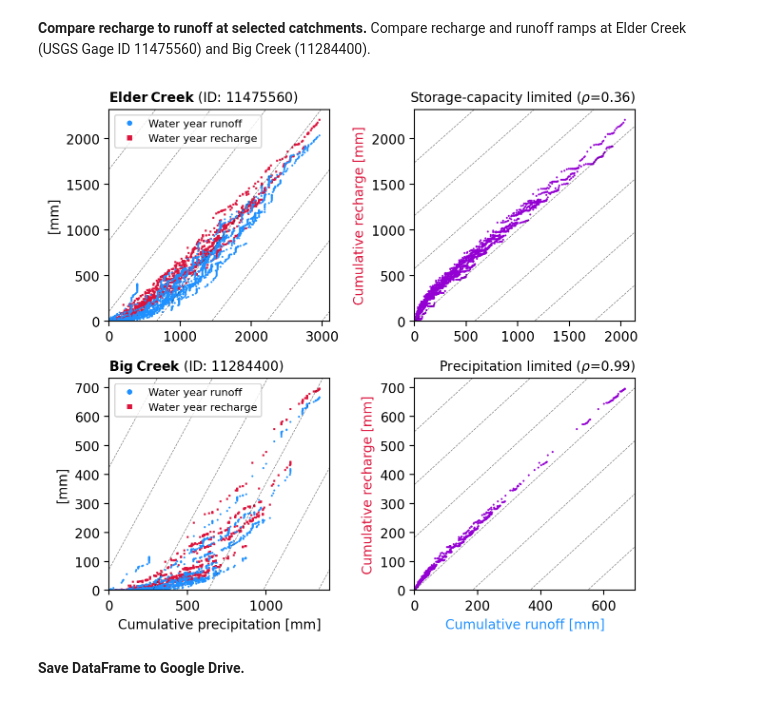
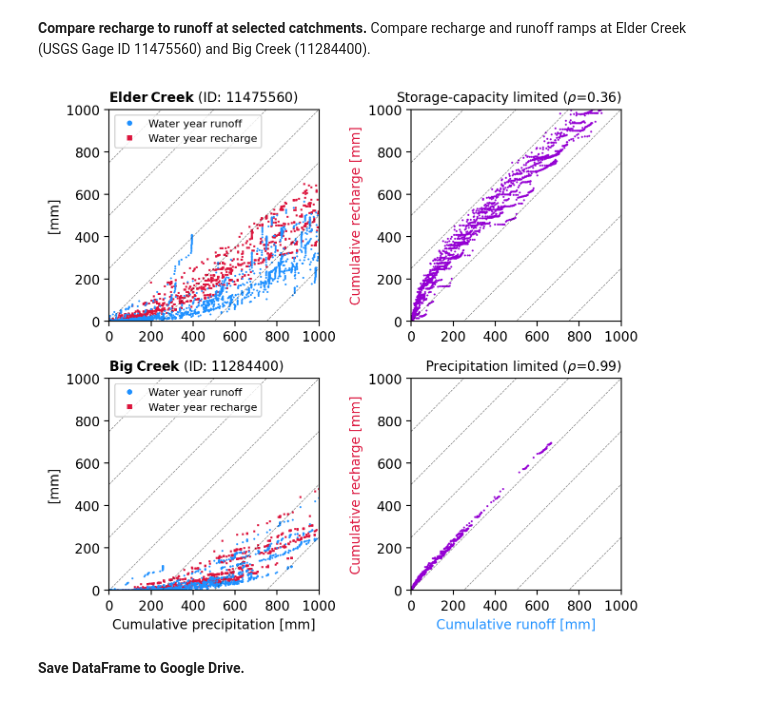
Before and after one commit to noah-beniteznelson/recharge_deficit, a Jupyter notebook: PART_I.ipynb, the cells around one changed output. Saved outputs shown, nothing was run; the diff lists cells and outputs as text; code cells hidden in the pictures.

```diff
--- a/PART_I.ipynb
+++ b/PART_I.ipynb
@@ -721,8 +715,8 @@ for ax,gage in zip([axs[0,0],axs[1,0]],gages):
     df_winter.cumsum().plot(x='ppt', y='rt', color='crimson', style='s', legend=False, markersize=0.5, ax=ax, zorder=-1)
     df_winter.cumsum().plot(x='ppt', y='q', color='dodgerblue', style='o', legend=False, markersize=0.5, ax=ax, zorder=0)
   # 1:1 lines
-  ymin, ymax = ax.get_ylim()
-  xmin, xmax = ax.get_xlim()
+  ymax = 1000
+  xmax = 1000
   cepts = np.arange(-10*ymax,ymax,max([xmax/4,ymax/4]))
   for cept in cepts[:-1]:
     ax.plot([0,ymax - cept],[cept,ymax],c='k',ls='--',alpha=0.5,lw=0.5)
@@ -734,36 +728,36 @@ for ax,gage in zip([axs[0,0],axs[1,0]],gages):
   ax.legend(handles=[discharge_marker,recharge_marker], loc='upper left', fontsize=8)
   ax.set(xlabel='Cumulative precipitation [mm]', ylabel='[mm]', xlim=[0,xmax], ylim=[0,ymax])
 
 # Plot recharge v.s. runoff
 for ax,gage in zip([axs[0,1],axs[1,1]],gages):
   for wy in set(gage.wateryear.to_list()):
     df_winter = gage.loc['%s-11-01'%str(wy-1):'%s-04-01'%str(wy)]
     df_winter.cumsum().plot(x='q', y='rt', color='darkviolet', style='o', legend=False, markersize=0.5, ax=ax, zorder=-1)
   # 1:1 lines
-  ymin, ymax = ax.get_ylim()
-  xmin, xmax = ax.get_xlim()
+  ymax = 1000
+  xmax = 1000
   cepts = np.arange(-10*ymax,ymax,max([xmax/4,ymax/4]))
   for cept in cepts[:-1]:
     ax.plot([0,ymax - cept],[cept,ymax],c='k',ls='--',alpha=0.5,lw=0.5)
   cept = cepts[-1]
   ax.plot([0,ymax - cept],[cept,ymax],label='1:1',c='k',ls='--',alpha=0.5,lw=0.5)
   # Axis handling
   ax.set(xlim=[0,xmax], ylim=[0,ymax])
   ax.set_xlabel('Cumulative runoff [mm]',color='dodgerblue')
   ax.set_ylabel('Cumulative recharge [mm]',color='crimson')
 
 # Subplot titles
 axs[0,0].set_title(r"$\bf{Elder\hspace{0.25}Creek}$"+" (ID: 11475560)", loc='left', fontsize=10)
 axs[0,1].set_title("Storage-capacity limited "+r"($\rho$=0.36)", loc='right', fontsize=10)
 axs[1,0].set_title(r"$\bf{Big\hspace{0.25}Creek}$"+" (ID: 11284400)", loc='left', fontsize=10)
 axs[1,1].set_title("Precipitation limited "+r"($\rho$=0.99)", loc='right', fontsize=10)
 
 # Final axis handling, figure layout
 for ax in axs[0,:]:
   ax.set_xlabel("")
 fig.tight_layout()
 # %% [output]
-[figure, old version]
+[figure, new version]
 # %% [markdown]
 **Save DataFrame to Google Drive.**
 # %%
```
Also changed, not shown: parts of 2 cells of this notebook.
